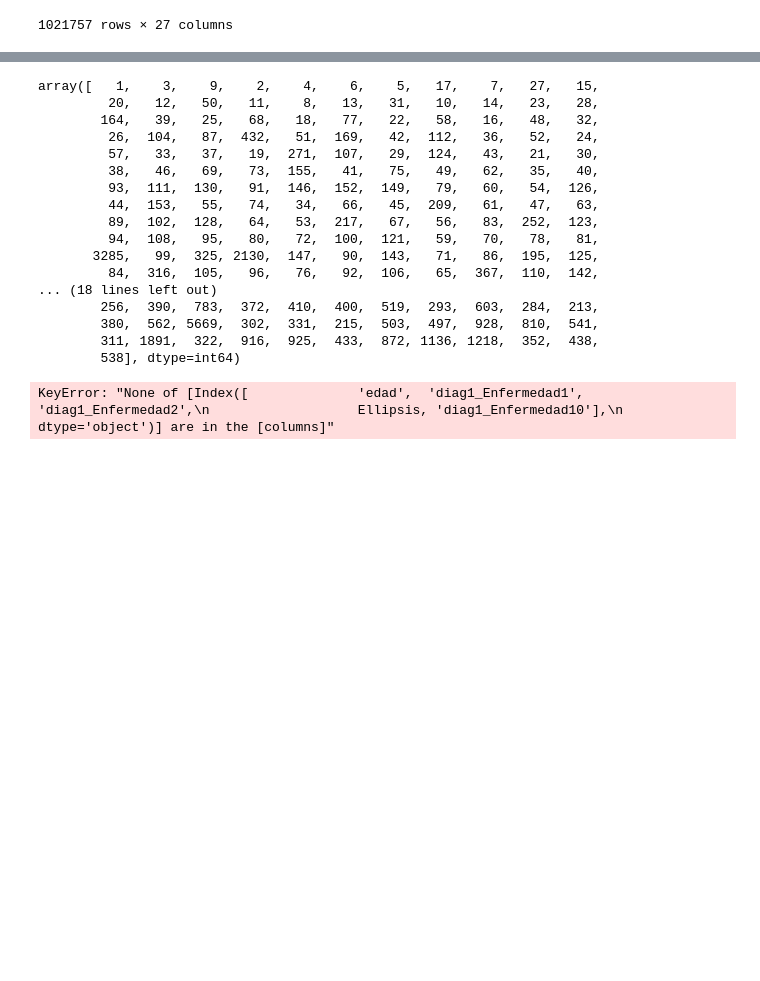
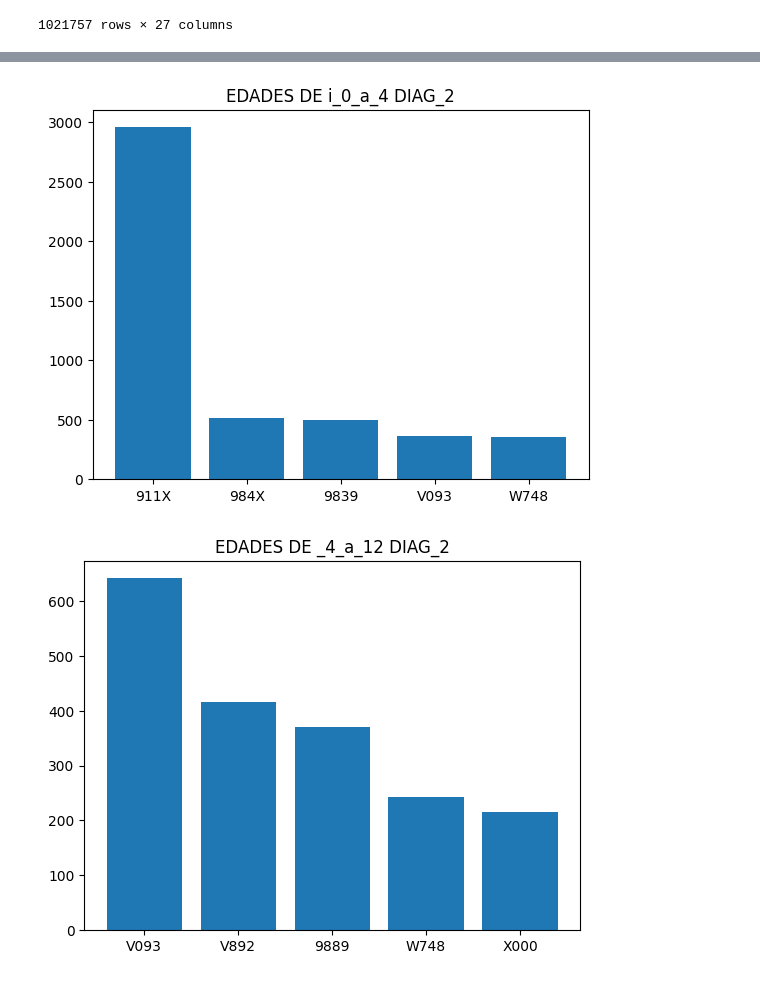
Before and after one commit to siwikiwi/ATDC--imt2200, a Jupyter notebook: proyecto_inicial.ipynb, the cells around one changed output, grey strips where cells are left out. Saved outputs shown, nothing was run; the diff lists cells and outputs as text; code cells hidden in the pictures; blank space fills up the shorter version.

```diff
--- a/proyecto_inicial.ipynb
+++ b/proyecto_inicial.ipynb
@@ -50,5 +48,5 @@ memory usage: 624.1+ MB
 # %%
 lista = []
 # %%
-nombres = ["defuncion_nodupli_0_a_4", "defuncion_nodupli_4_a_12", "defuncion_nodupli_12_a_19", "defuncion_nodupli_19_a_40", "defuncion_nodupli_40_a_60", "defuncion_nodupli_60_a_80", "defuncion_nodupli_80_a_mas"]
+nombres = ["defuncion_nodupli_0_a_4", "defuncion_nodupli_4_a_12", "defuncion_nodupli_12_a_19", "defuncion_nodupli_19_a_40", "defuncion_nodupli_40_a_60", "defuncion_nodupli_60_a_80", "defuncion_nodupli_80_plus"]
 # %%
@@ -161,9 +160,9 @@ defuncion_nodupli_60_a_80
 | 2923219 | 2021 | 2021-01-22 | Hombre | 1.0 | 79 | 4102 | Coquimbo | De Coquimbo | A419 | ... |
 1164095 rows × 27 columns
 # %%
-defuncion_nodupli_80_plus_a_mas = defuncion_nodupli[(defuncion_nodupli["EDAD_TIPO"] == 1) & (defuncion_nodupli["EDAD_CANT"] >= 80)]
-lista.append(defuncion_nodupli_80_plus_a_mas)
-defuncion_nodupli_80_plus_a_mas
+defuncion_nodupli_80_plus = defuncion_nodupli[(defuncion_nodupli["EDAD_TIPO"] == 1) & (defuncion_nodupli["EDAD_CANT"] >= 80)]
+lista.append(defuncion_nodupli_80_plus)
+defuncion_nodupli_80_plus
 # %% [output]
 |  | AÑO | FECHA_DEF | SEXO_NOMBRE | EDAD_TIPO | EDAD_CANT | COD_COMUNA | COMUNA | NOMBRE_REGION | DIAG1 | ... |
 | 13 | 1996 | 1996-05-15 | Hombre | 1.0 | 82 | 9111 | Nueva Imperial | De La Araucanía | 8070 | ... |
@@ -256,7 +214,0 @@ enfermedades = {
-# %%
-#Graficamos todos los diag2
-for i in lista_tops_edades_diag_2:
-    i['DIAG2'] = i['DIAG2'].replace(enfermedades)
-    plt.barh(i["DIAG2"], i[0])
-    plt.title("Edades de " + i.name.split("_")[2] + " a " + i.name.split("_")[4] + " DIAG2")
-    plt.show()
@@ -276,7 +214,0 @@ See the caveats in the documentation: https://pandas.pydata.org/pandas-docs/stab
-# %%
-#Graficamos todos los diag 1
-for i in lista_tops_edades:
-    i['DIAG1'] = i['DIAG1'].replace(enfermedades)
-    plt.barh(i["DIAG1"], i[0])
-    plt.title("Edades de " + i.name.split("_")[2] + " a " + i.name.split("_")[4] + " DIAG1")
-    plt.show()
@@ -455,44 +215,8 @@ df
-# %%
-df["DIAS_ESTADA"].unique()
-# %% [output]
-array([   1,    3,    9,    2,    4,    6,    5,   17,    7,   27,   15,
-         20,   12,   50,   11,    8,   13,   31,   10,   14,   23,   28,
-        164,   39,   25,   68,   18,   77,   22,   58,   16,   48,   32,
-         26,  104,   87,  432,   51,  169,   42,  112,   36,   52,   24,
-         57,   33,   37,   19,  271,  107,   29,  124,   43,   21,   30,
-         38,   46,   69,   73,  155,   41,   75,   49,   62,   35,   40,
-         93,  111,  130,   91,  146,  152,  149,   79,   60,   54,  126,
-         44,  153,   55,   74,   34,   66,   45,  209,   61,   47,   63,
-         89,  102,  128,   64,   53,  217,   67,   56,   83,  252,  123,
-         94,  108,   95,   80,   72,  100,  121,   59,   70,   78,   81,
-       3285,   99,  325, 2130,  147,   90,  143,   71,   86,  195,  125,
-         84,  316,  105,   96,   76,   92,  106,   65,  367,  110,  142,
-... (18 lines left out)
-        256,  390,  783,  372,  410,  400,  519,  293,  603,  284,  213,
-        380,  562, 5669,  302,  331,  215,  503,  497,  928,  810,  541,
-        311, 1891,  322,  916,  925,  433,  872, 1136, 1218,  352,  438,
-        538], dtype=int64)
-# %%
-from sklearn.model_selection import train_test_split
-from sklearn.linear_model import LinearRegression
-from sklearn.metrics import mean_squared_error, r2_score
-
-# Supón que 'df' es el DataFrame con las columnas apropiadas
-X = df[['edad', 'diag1_Enfermedad1', 'diag1_Enfermedad2', ..., 'diag1_Enfermedad10']]  # Variables predictoras
-y = df['tiempo_estancia']  # Variable dependiente
-
-# Dividir los datos en entrenamiento y prueba
-X_train, X_test, y_train, y_test = train_test_split(X, y, test_size=0.2, random_state=42)
-
-# Crear el modelo de regresión lineal
-model = LinearRegression()
-model.fit(X_train, y_train)
-
-# Hacer predicciones
-y_pred = model.predict(X_test)
-
-# Evaluar el modelo
-print('R^2:', r2_score(y_test, y_pred))
-print('MSE:', mean_squared_error(y_test, y_pred))
-# %% [output]
-KeyError: "None of [Index([              'edad',  'diag1_Enfermedad1',  'diag1_Enfermedad2',\n                   Ellipsis, 'diag1_Enfermedad10'],\n      dtype='object')] are in the [columns]"
+# %%
+for i in lista_tops_edades_diag_2:
+    plt.bar(i["DIAG2"], i[0])
+    plt.title('EDADES DE '+i.name[-7:] + ' DIAG_2')
+    plt.show()
+# %% [output]
+[figure, added]
+[figure, added]
```
Also changed, not shown: parts of 61 cells of this notebook.
